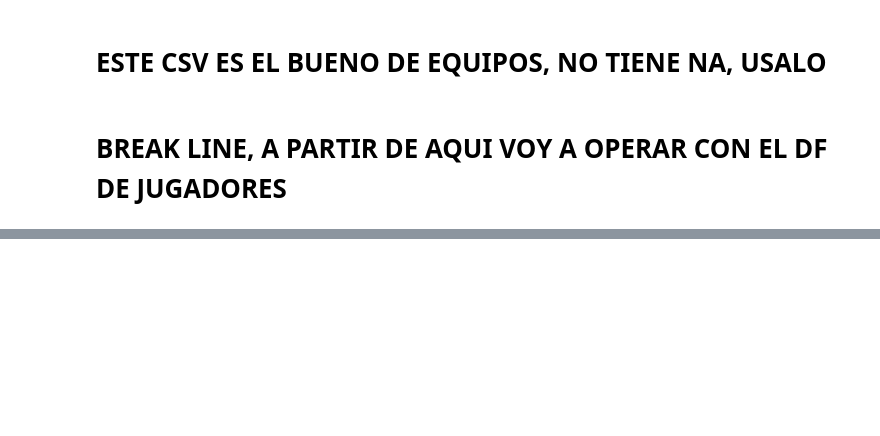
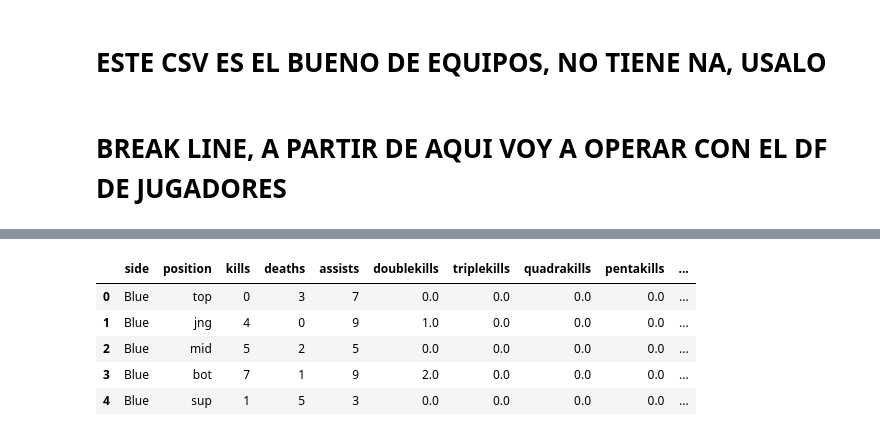
Before and after one commit to ktsb3/league-of-legends-data-analysis-and-prediction-model, a Jupyter notebook: lol_df_creation.ipynb, the cells around one changed output, grey strips where cells are left out. Cells and saved outputs as stored; diff of their text form; code cells hidden in the pictures; blank space fills up the shorter version.

```diff
--- a/lol_df_creation.ipynb
+++ b/lol_df_creation.ipynb
@@ -949,0 +982,2 @@ X
+# %%
+players_mixed_df = pd.read_csv('players_mixed_df.csv')
@@ -949,0 +990,7 @@ X
+# %%
+p_remove = ['result', 'gamelength', 'gameid', 'opp_goldat10', 'opp_xpat10', 'opp_csat10', 'opp_goldat15', 'opp_xpat15', 'opp_csat15']
+
+for p in p_remove:
+    players_mixed_df.drop(p, inplace = True, axis = 1)
+# %%
+players_blue = players_mixed_df[players_mixed_df['side'] == 'Blue']
@@ -949,0 +1017,9 @@ X
+# %%
+players_blue.head()
+# %% [output]
+|  | side | position | kills | deaths | assists | doublekills | triplekills | quadrakills | pentakills | ... |
+| 0 | Blue | top | 0 | 3 | 7 | 0.0 | 0.0 | 0.0 | 0.0 | ... |
+| 1 | Blue | jng | 4 | 0 | 9 | 1.0 | 0.0 | 0.0 | 0.0 | ... |
+| 2 | Blue | mid | 5 | 2 | 5 | 0.0 | 0.0 | 0.0 | 0.0 | ... |
+| 3 | Blue | bot | 7 | 1 | 9 | 2.0 | 0.0 | 0.0 | 0.0 | ... |
+| 4 | Blue | sup | 1 | 5 | 3 | 0.0 | 0.0 | 0.0 | 0.0 | ... |
```
Also changed, not shown: parts of 60 cells of this notebook, 6 other files.
